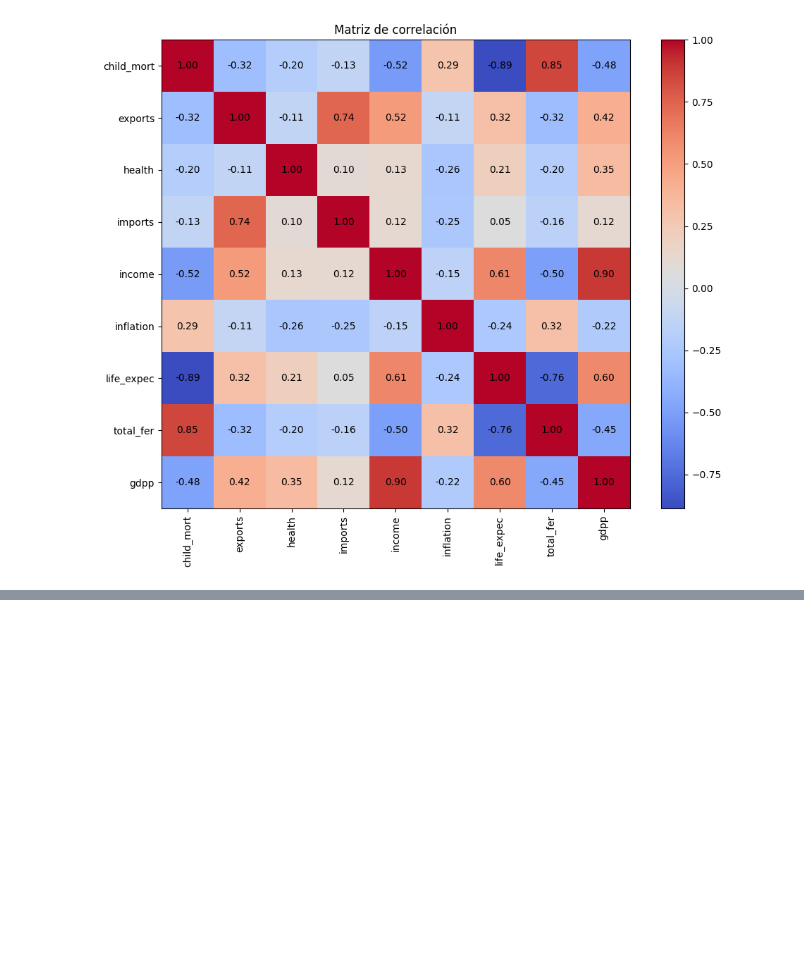
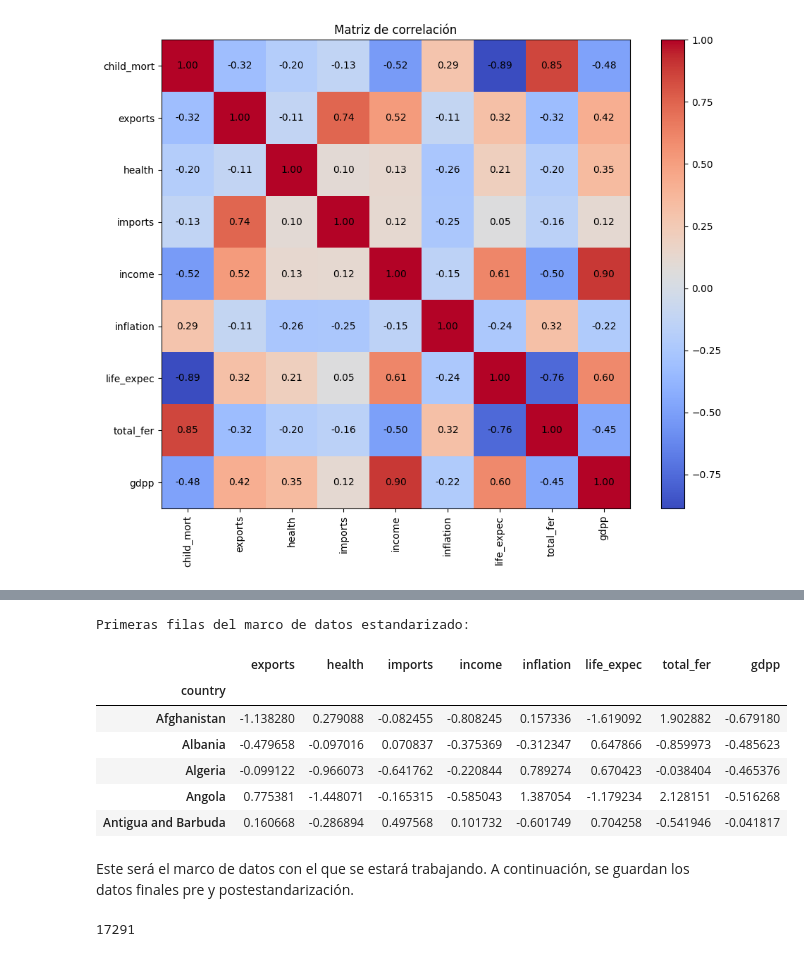
Before and after one commit to scuartasr/aprendmaq_entregable_3, a Jupyter notebook: Cuadernos/01_acondicionamiento.ipynb, the cells around one changed output, grey strips where cells are left out. Cells and saved outputs as stored; diff of their text form; code cells hidden in the pictures; blank space fills up the shorter version.

Commit message:
Desarrollo del primer punto: acondicionamiento de los datos

```diff
--- a/Cuadernos/01_acondicionamiento.ipynb
+++ b/Cuadernos/01_acondicionamiento.ipynb
@@ -318,0 +319,9 @@ Como se observa
+# %%
+#
+# Eliminación de variables altamente correlacionadas
+paises.drop(columns=['child_mort'], inplace=True)
+print(
+    f'El marco de datos tiene {paises.shape[0]} filas y {paises.shape[1]} columnas después de eliminar la variable "child_mort".',
+    f'El marco de datos conserva las siguientes variables: {list(paises.columns)}',
+    sep='\n',
+)
@@ -318,0 +335,22 @@ Como se observa
+# %%
+#
+# Estandarización
+
+scaler = StandardScaler()
+paises_scaled = paises.copy()
+paises_scaled[paises_scaled.select_dtypes(include='number').columns] = scaler.fit_transform(paises_scaled.select_dtypes(include='number'))
+#
+# Ver las primeras filas del marco de datos estandarizado
+print("Primeras filas del marco de datos estandarizado:")
+paises_scaled.head()
+# %% [output]
+Primeras filas del marco de datos estandarizado:
+|  | exports | health | imports | income | inflation | life_expec | total_fer | gdpp |
+| country |  |  |  |  |  |  |  |  |
+| Afghanistan | -1.138280 | 0.279088 | -0.082455 | -0.808245 | 0.157336 | -1.619092 | 1.902882 | -0.679180 |
+| Albania | -0.479658 | -0.097016 | 0.070837 | -0.375369 | -0.312347 | 0.647866 | -0.859973 | -0.485623 |
+| Algeria | -0.099122 | -0.966073 | -0.641762 | -0.220844 | 0.789274 | 0.670423 | -0.038404 | -0.465376 |
+| Angola | 0.775381 | -1.448071 | -0.165315 | -0.585043 | 1.387054 | -1.179234 | 2.128151 | -0.516268 |
+| Antigua and Barbuda | 0.160668 | -0.286894 | 0.497568 | 0.101732 | -0.601749 | 0.704258 | -0.541946 | -0.041817 |
+# %% [markdown]
+Este será el marco de datos con el que se estará trabajando. A continuación, se guardan los datos finales pre y postestandarización.
@@ -318,0 +366,8 @@ Como se observa
+# %%
+#
+# Limpieza de variables y del entorno
+del direc, paises, paises_scaled, scaler, outlier_df, outlier_summary, corr_matrix, q1_gdpp, q3_gdpp, iqr_gdpp, upper_gdpp, paises_ricos_atipicos
+import gc
+gc.collect()
+# %% [output]
+17291
```
Also changed, not shown: parts of 5 cells of this notebook, 2 other files.
